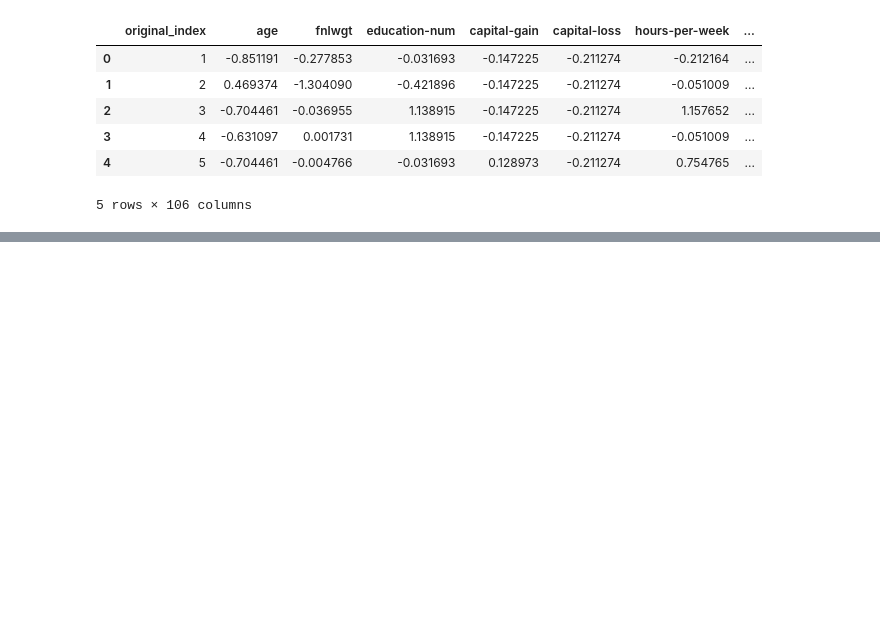
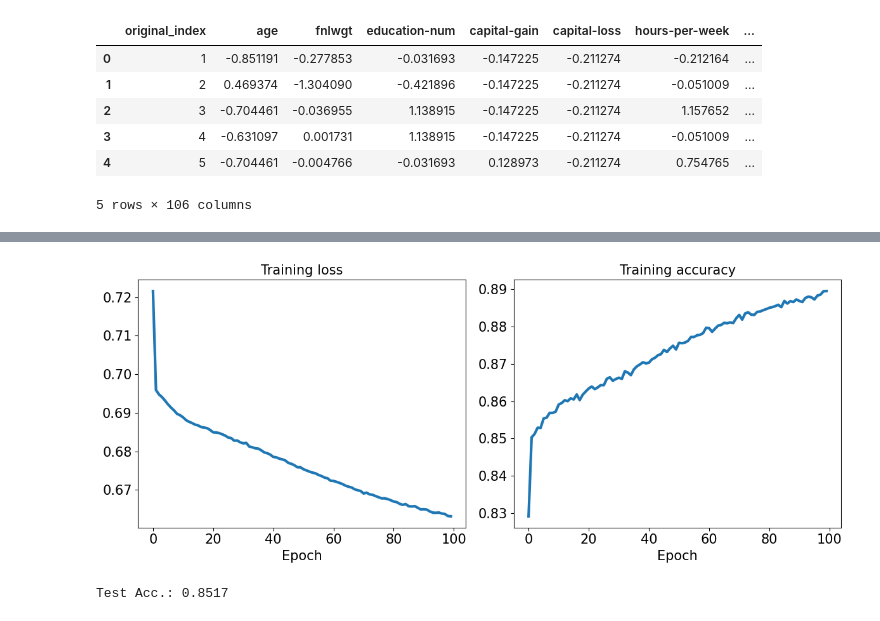
Before and after one commit to benmikeand/DASC41103_projects_team2, a Jupyter notebook: projects/project_2/code/part_1.ipynb, the cells around one changed output, grey strips where cells are left out. Cells and saved outputs as stored; diff of their text form; code cells hidden in the pictures; blank space fills up the shorter version.

```diff
--- a/projects/project_2/code/part_1.ipynb
+++ b/projects/project_2/code/part_1.ipynb
@@ -213,0 +246,5 @@ X_df_test = preprocess_validation_data(df_test)
+# %%
+# creating a DataLoader with batch size of 2
+torch.manual_seed(1)
+batch_size = 2
+train_dl = DataLoader(train_ds, batch_size, shuffle=True)
@@ -213,0 +268,16 @@ X_df_test = preprocess_validation_data(df_test)
+# %%
+# creating the model
+input_size = X_train.shape[1]
+# setting hidden layer size and output layer size
+hidden_size = 16
+output_size = 3
+
+# instantiate the model
+model = Model(input_size, hidden_size, output_size)
+# %%
+# defining the loss function
+loss_fn = nn.CrossEntropyLoss()
+# %%
+# defining the optimizer
+learning_rate = 0.001
+optimizer = torch.optim.Adam(model.parameters(), lr=learning_rate)
@@ -213,0 +314,19 @@ X_df_test = preprocess_validation_data(df_test)
+# %%
+# plotting the loss and accuracy
+fig = plt.figure(figsize=(12, 5))
+ax = fig.add_subplot(1, 2, 1)
+ax.plot(loss_hist, lw=3)
+ax.set_title('Training loss', size=15)
+ax.set_xlabel('Epoch', size=15)
+ax.tick_params(axis='both', which='major', labelsize=15)
+
+# second subplot
+ax = fig.add_subplot(1, 2, 2)
+ax.plot(accuracy_hist, lw=3)
+ax.set_title('Training accuracy', size=15)
+ax.set_xlabel('Epoch', size=15)
+ax.tick_params(axis='both', which='major', labelsize=15)
+plt.tight_layout()
+plt.show()
+# %% [output]
+[figure, added]
@@ -213,0 +345,7 @@ X_df_test = preprocess_validation_data(df_test)
+# %%
+# calculating the accuracy on the test set
+correct = (torch.argmax(pred_test, dim=1) == y_test).float()
+accuracy = correct.mean()
+print(f'Test Acc.: {accuracy:.4f}')
+# %% [output]
+Test Acc.: 0.8517
```
Also changed, not shown: parts of 17 cells of this notebook, 2 other files.
